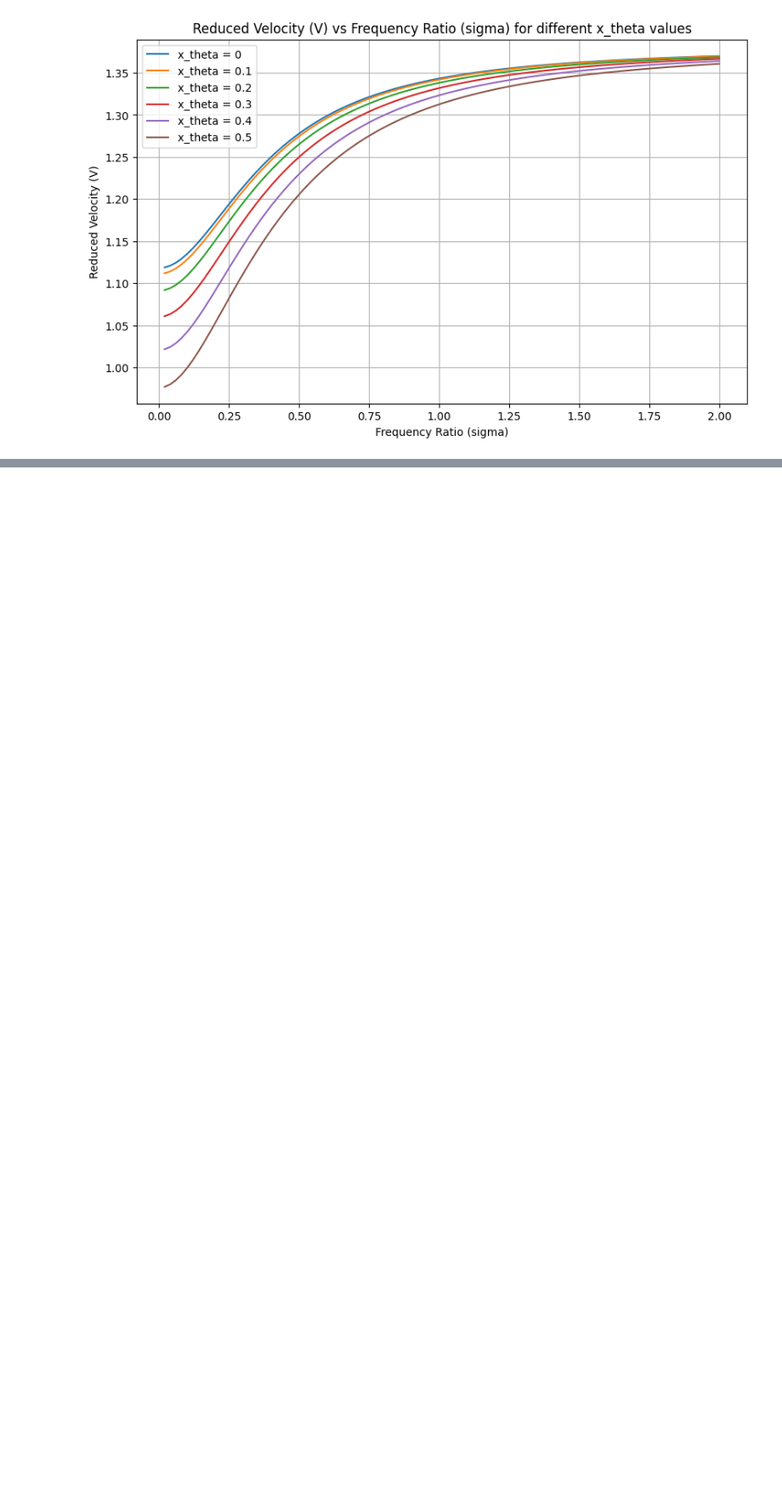
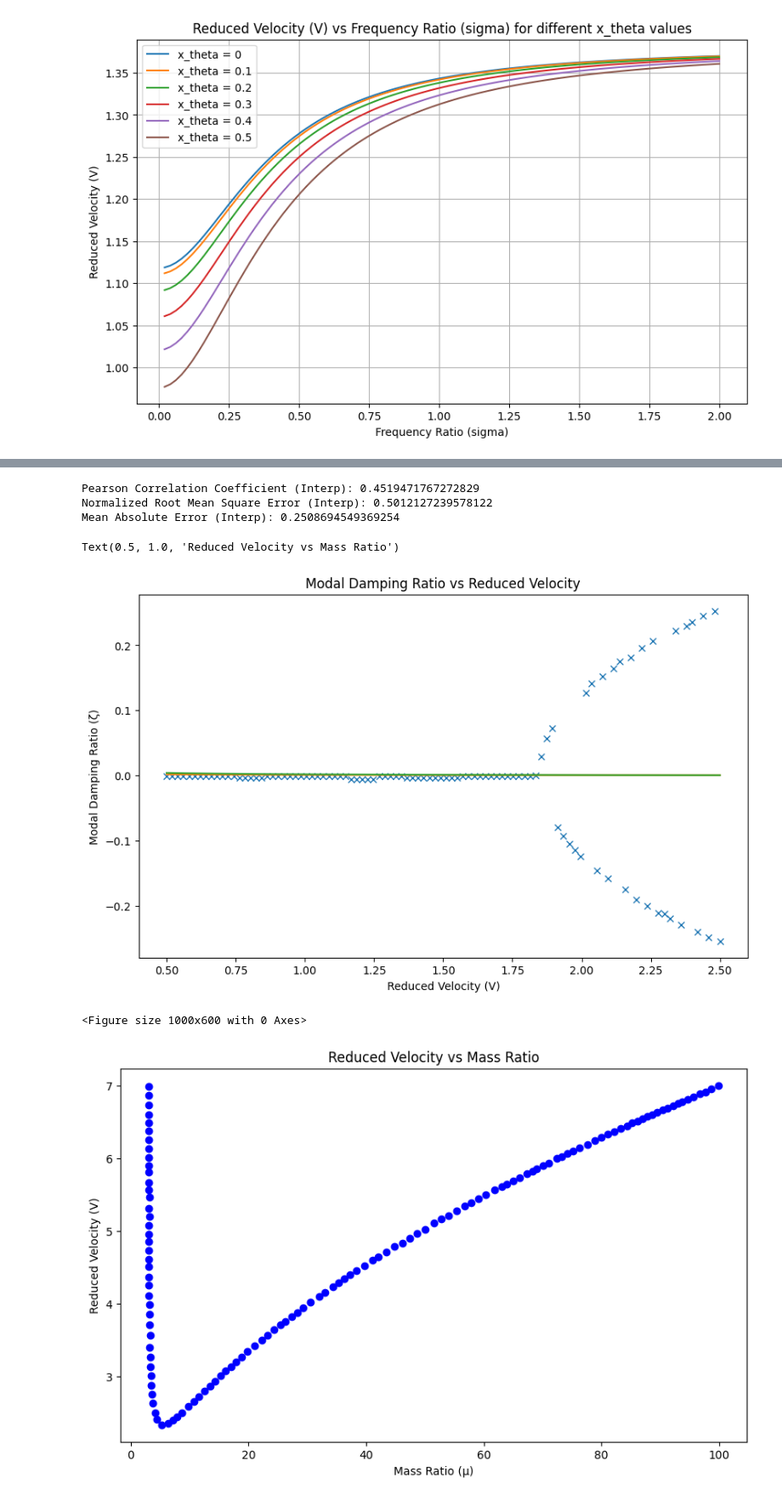
Before and after one commit to ayodeji-0/ME4---FYP---Aeroelasticity-Demos, a Jupyter notebook: Models/Coupled Bending-Torsion Flutter/Validation.ipynb, the cells around one changed output, grey strips where cells are left out. Shown: that part at 85% size. Cells and saved outputs as stored; diff of their text form; code cells hidden in the pictures; blank space fills up the shorter version.

```diff
--- a/Models/Coupled Bending-Torsion Flutter/Validation.ipynb
+++ b/Models/Coupled Bending-Torsion Flutter/Validation.ipynb
@@ -447,3 +480,63 @@ Text(0.5, 1.0, 'Reduced Velocity vs Mass Ratio')
+# %%
+# Plot of modal damping ratio against reduced velocity - interpolated
+plt.figure(figsize=(10, 6))
+#plt.plot(red_velocity2, modal_damping_ratio, 'o', label='Original Data (Modal Damping Ratio)')
+
+
+#plt.plot(V_range, omega_list, label='Natural Frequency', linestyle='-.')# Modal Frequency Ratios
+#plt.plot(V_range, modal_damping_ratio_interp, 'x', linestyle = 'None', color = 'b', label='Interpolated Data (Modal Damping)')
+#plt.plot(red_velocity2, modal_damping_ratio, marker='o',linestyle = 'None', color='b')
+
+# Plot of modal damping ratio against reduced velocity - interpolated
+plt.plot(V_range, modal_damping_ratio_interp, 'x', linestyle = 'None', label='Interpolated Data (Modal Damping Ratio)')
+plt.plot(V_range,omega_list) # [omega * w_theta for omega in omega_list], label='Natural Frequency', linestyle='-.')# Modal Frequency Ratios
+# Plot of modal damping ratio against reduced velocity - computed
+#plt.plot(V_range, zeta_list)
+
+
+plt.title('Modal Damping Ratio vs Reduced Velocity')
+plt.xlabel('Reduced Velocity (V)')
+plt.ylabel('Modal Damping Ratio (ζ)')
+
+#[amp[1] for amp in amplitudes]
+
+# plt.figure(figsize=(10, 6))
+# plt.plot(V_range, modal_freq_ratio_interp, 'x', linestyle = 'None', color = 'b', label='Interpolated Data (Modal Frequency)')
+# #plt.plot(red_velocity1, modal_freq_ratio_interp, marker='o',linestyle = 'None', color='b')# Amplitudes
+
+
+plt.figure(figsize=(10, 6))
+
+
+##
+
+freq_ratio_original = [amp[1] for amp in amplitudes]
+
+# Calculate error metrics: pearson correlation coefficient, normalized root mean square error, mean absolute error; MAE less meaningful as it is not normalized, hence dependent on discretization
+pearson_corr = np.corrcoef(modal_freq_ratio_interp, freq_ratio_original)[0, 1]
+print(f"Pearson Correlation Coefficient (Interp): {pearson_corr}")
+
+nrmse = np.sqrt(np.mean((modal_freq_ratio_interp - freq_ratio_original)**2)) / (np.max(modal_freq_ratio_interp) - np.min(modal_freq_ratio_interp))
+print(f"Normalized Root Mean Square Error (Interp): {nrmse}")
+
+mae = np.mean(np.abs(modal_freq_ratio_interp - freq_ratio_original))
+print(f"Mean Absolute Error (Interp): {mae}")
+
+
+# Plot the data
+plt.figure(figsize=(10, 6))
+plt.plot(mass_ratios, red_velocity3, marker='o', linestyle='None', color='b')
+plt.xlabel('Mass Ratio (μ)')
+plt.ylabel('Reduced Velocity (V)')
+plt.title('Reduced Velocity vs Mass Ratio')
+# %% [output]
+Pearson Correlation Coefficient (Interp): 0.4519471767272829
+Normalized Root Mean Square Error (Interp): 0.5012127239578122
+Mean Absolute Error (Interp): 0.2508694549369254
+Text(0.5, 1.0, 'Reduced Velocity vs Mass Ratio')
+[figure, added]
+<Figure size 1000x600 with 0 Axes>
+[figure, added]
 # %%
 mass_ratios = [1, 6, 11, 16, 21, 26]
 V_range = np.linspace(0.5, 2.5, n_V)
```
Also changed, not shown: parts of 7 cells of this notebook, 3 other files.
